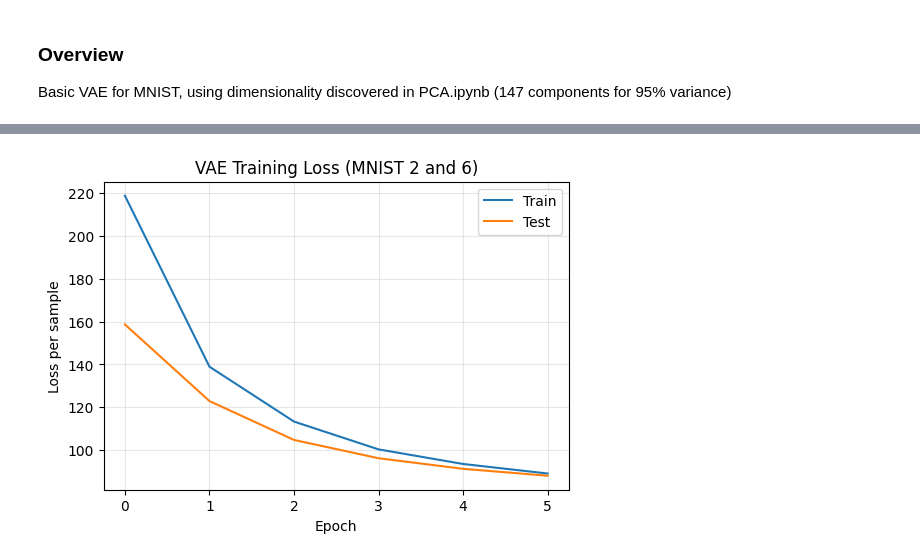
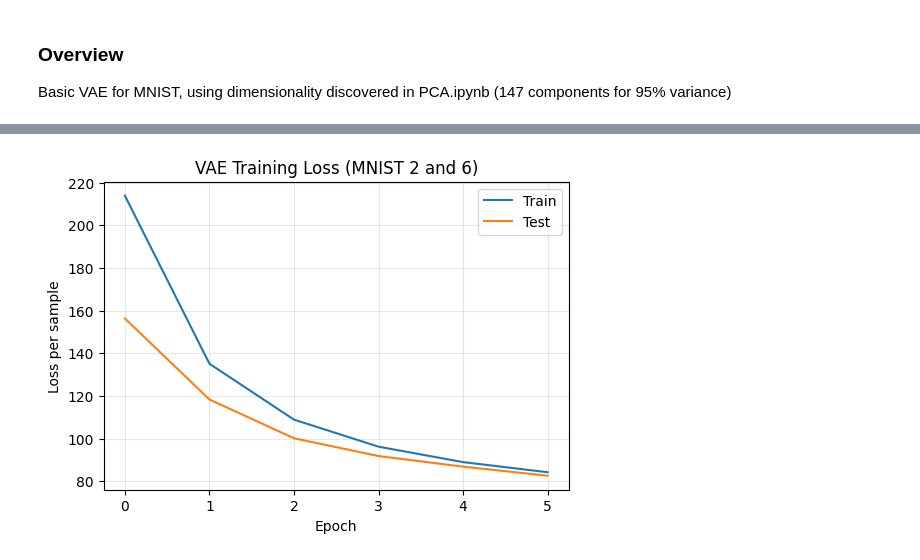
Before and after one commit to gusdspmoreira/CS6501-NN-Project, a Jupyter notebook: vae.ipynb, the cells around one changed output, grey strips where cells are left out. Saved outputs shown, nothing was run; the diff lists cells and outputs as text; code cells hidden in the pictures.

```diff
--- a/vae.ipynb
+++ b/vae.ipynb
@@ -15,7 +15,7 @@ mnist = datasets.MNIST(root='data', download=True)
 from torch.utils.data import DataLoader, Subset
 
 # Hyperparameters
-LATENT_DIM = 16
+LATENT_DIM = 32
 BATCH_SIZE = 128
 EPOCHS = 6
 LR = 1e-3
@@ -177,4 +177,4 @@ Epoch 6/6 | beta: 0.000 | Train loss: 89.0695 | Test loss: 88.0427
-[figure, old version]
+[figure, new version]
 # %%
 # Visualize reconstructions
 model.eval()
```
Also changed, not shown: parts of 5 cells of this notebook, 1 other file.
